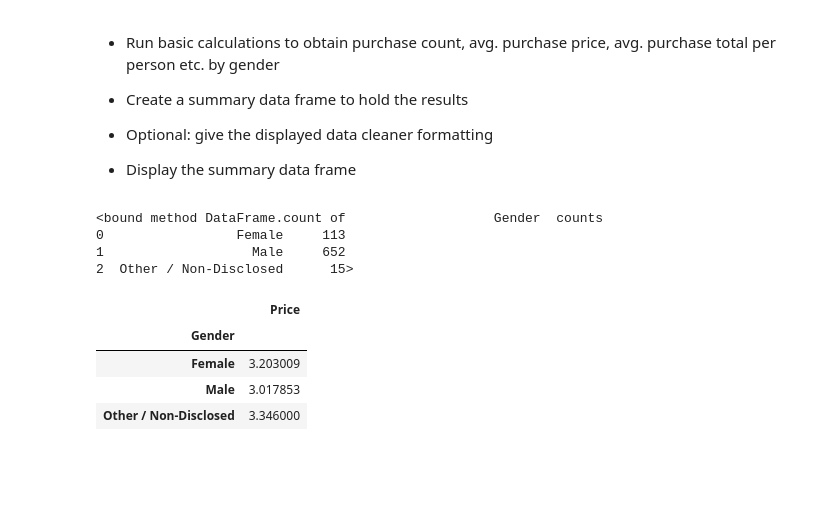
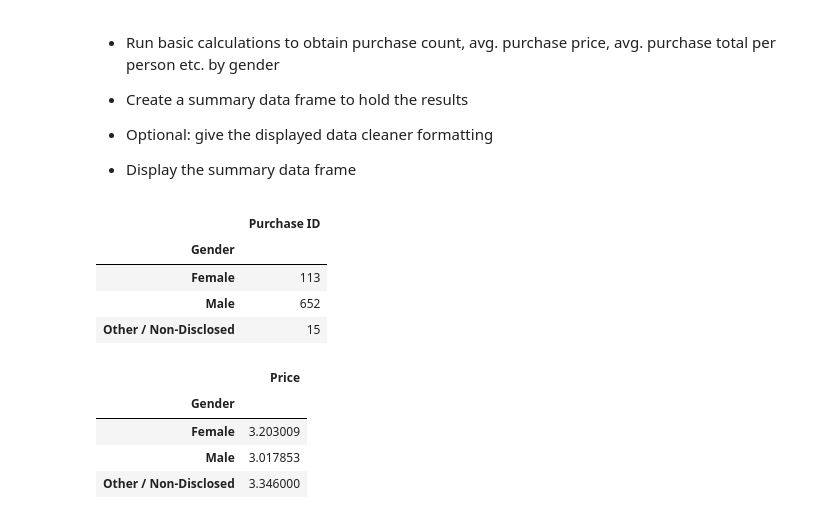
Before and after one commit to ahowellgates/Pandas-Challenge, a Jupyter notebook: Heroes of Pymoli/Main.ipynb, the cells around one changed output. Saved outputs shown, nothing was run; the diff lists cells and outputs as text; code cells hidden in the pictures; blank space fills up the shorter version.

```diff
--- a/Heroes of Pymoli/Main.ipynb
+++ b/Heroes of Pymoli/Main.ipynb
@@ -190,14 +190,17 @@ new_df
 * Display the summary data frame
 # %%
 #purchase count by gender
-purchase_count_gender = purchase_data.groupby(['Gender']).size().reset_index(name='counts').count
+purchase_count_gender = purchase_data.groupby(['Gender'])['Purchase ID'].count()
+purchase_count_gender
 
-purchase_count_gender
+purchase_count_gender_df = pd.DataFrame(purchase_count_gender)
+purchase_count_gender_df
 # %% [output]
-<bound method DataFrame.count of                   Gender  counts
-0                 Female     113
-1                   Male     652
-2  Other / Non-Disclosed      15>
+|  | Purchase ID |
+| Gender |  |
+| Female | 113 |
+| Male | 652 |
+| Other / Non-Disclosed | 15 |
 # %%
 #average purchase price by gender
 avg_gender = purchase_data.groupby(['Gender']).mean()
```
Also changed, not shown: parts of 3 cells of this notebook.
